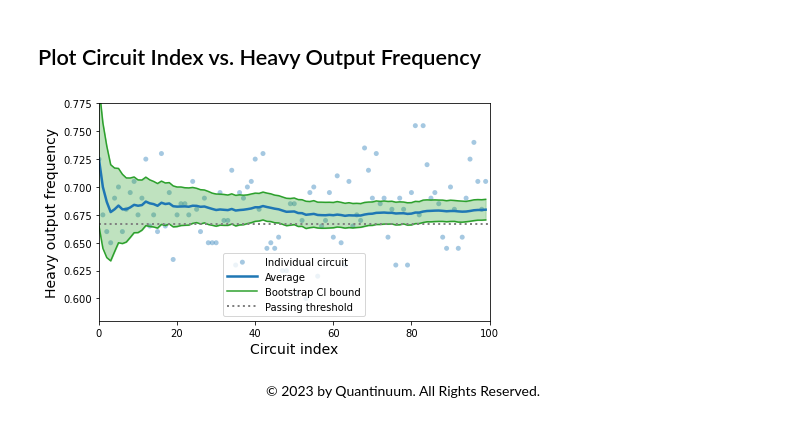
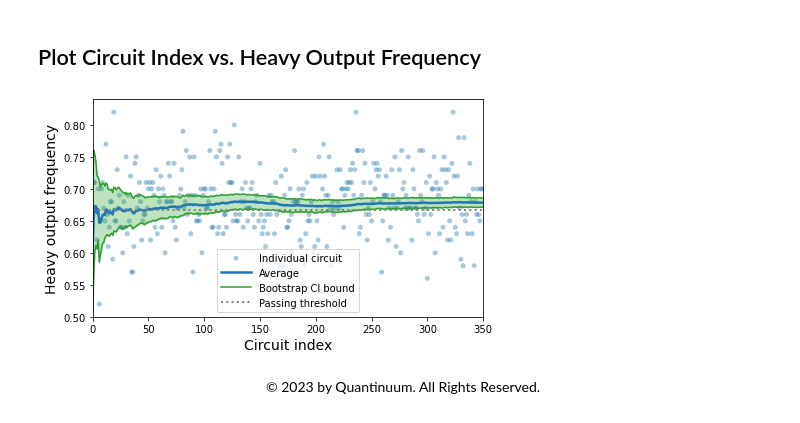
Before and after one commit to CQCL/quantinuum-hardware-quantum-volume, a Jupyter notebook: notebooks/Load Experimental Data.ipynb, the cells around one changed output. Saved outputs shown, nothing was run; the diff lists cells and outputs as text; code cells hidden in the pictures.

```diff
--- a/notebooks/Load Experimental Data.ipynb
+++ b/notebooks/Load Experimental Data.ipynb
@@ -27,7 +31,7 @@ Available datasets:
 import pathlib
 import json
 
-nqubits = 16
+nqubits = 19
 machine = 'H1-1'
 
 file_name = f'n{nqubits}_{machine}_raw_results.json'
@@ -63,14 +67,14 @@ TQ gates (w/ optimization) = 297.29
 # %%
 from qtm_qv.plotting_functions import success_v_time
 
 success_v_time(
     qv_fitter,
     nqubits,
     original_ci=False,
     bootstrap_ci=True,
-    fill_range=True
+    fill_range=True,
 )
 # %% [output]
-[figure, old version]
+[figure, new version]
 # %% [markdown]
 <div align="center"> &copy; 2023 by Quantinuum. All Rights Reserved. </div>
```
Also changed, not shown: parts of 3 cells of this notebook, 3 other files.
